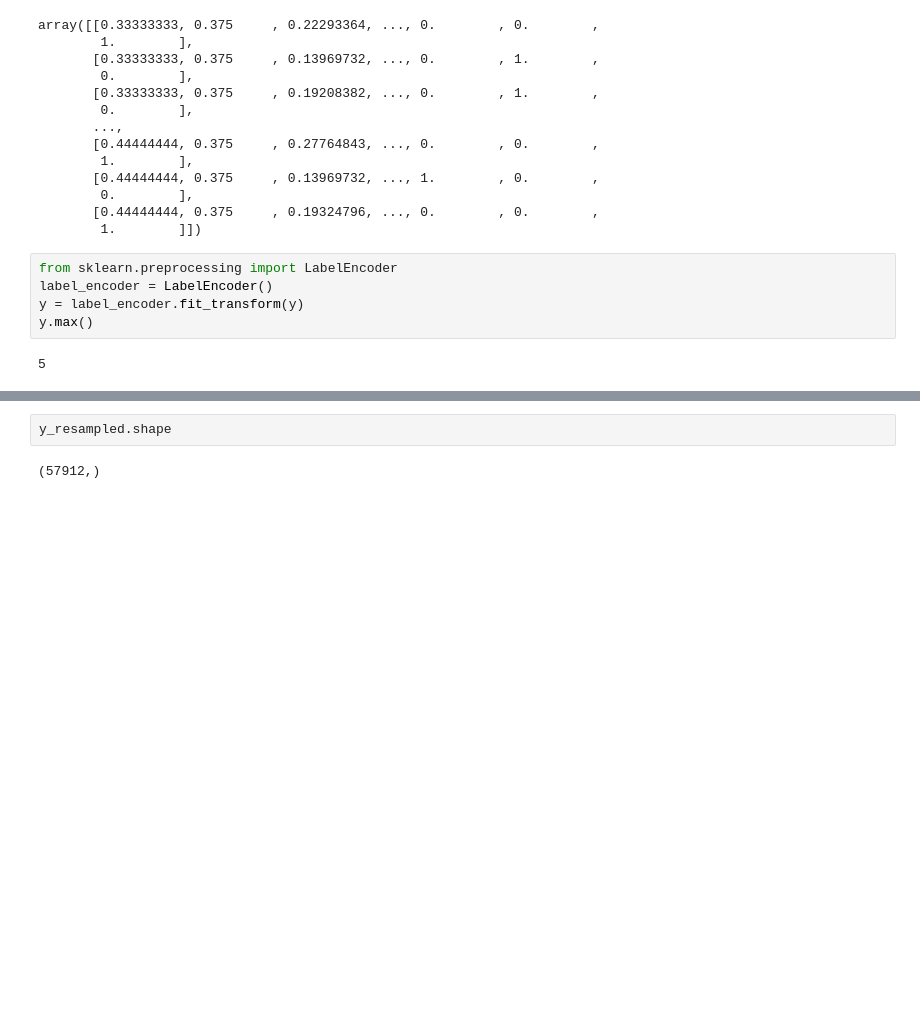
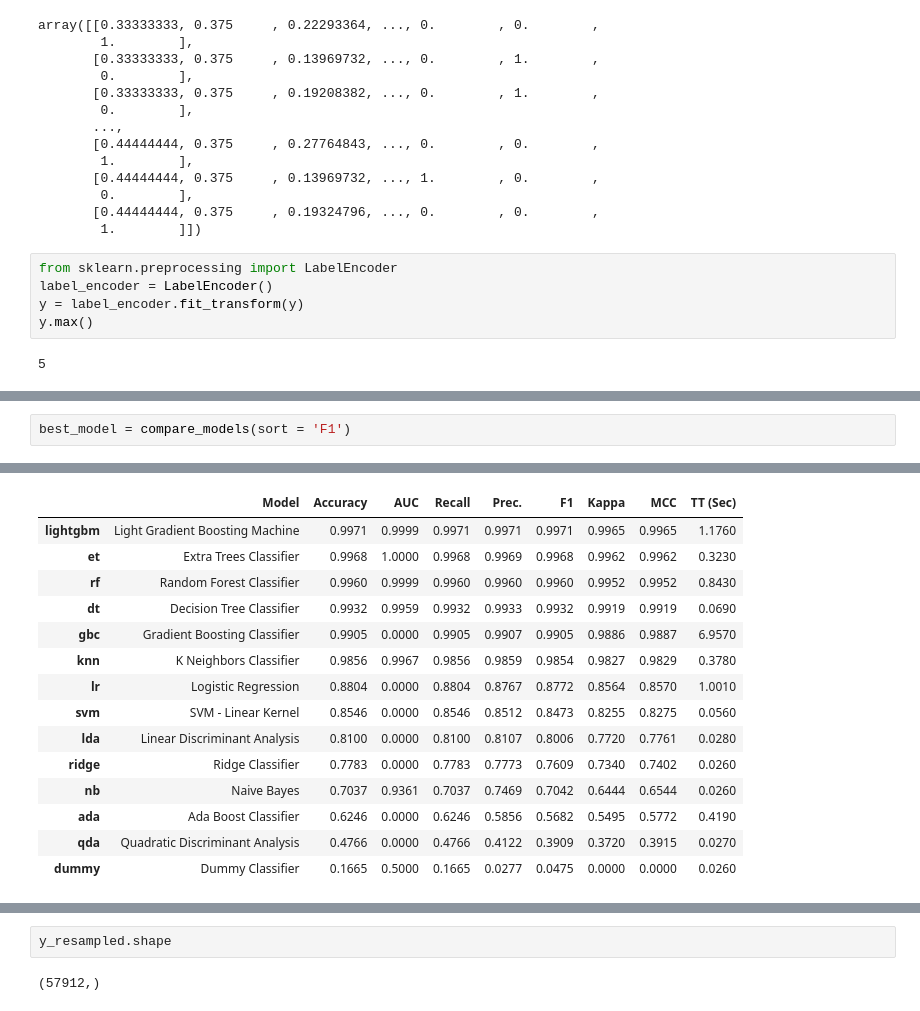
Before and after one commit to darda-abu/Machine-failure-prediction, a Jupyter notebook: data/process.ipynb, the cells around one changed output, grey strips where cells are left out. Saved outputs shown, nothing was run; the diff lists cells and outputs as text; blank space fills up the shorter version.

```diff
--- a/data/process.ipynb
+++ b/data/process.ipynb
@@ -148,0 +188,3 @@ np.unique(y_resampled,return_counts=True)
+# %%
+best_model = compare_models(sort = 'F1')
+# %% [output]
@@ -148,0 +192,15 @@ np.unique(y_resampled,return_counts=True)
+|  | Model | Accuracy | AUC | Recall | Prec. | F1 | Kappa | MCC | TT (Sec) |
+| lightgbm | Light Gradient Boosting Machine | 0.9971 | 0.9999 | 0.9971 | 0.9971 | 0.9971 | 0.9965 | 0.9965 | 1.1760 |
+| et | Extra Trees Classifier | 0.9968 | 1.0000 | 0.9968 | 0.9969 | 0.9968 | 0.9962 | 0.9962 | 0.3230 |
+| rf | Random Forest Classifier | 0.9960 | 0.9999 | 0.9960 | 0.9960 | 0.9960 | 0.9952 | 0.9952 | 0.8430 |
+| dt | Decision Tree Classifier | 0.9932 | 0.9959 | 0.9932 | 0.9933 | 0.9932 | 0.9919 | 0.9919 | 0.0690 |
+| gbc | Gradient Boosting Classifier | 0.9905 | 0.0000 | 0.9905 | 0.9907 | 0.9905 | 0.9886 | 0.9887 | 6.9570 |
+| knn | K Neighbors Classifier | 0.9856 | 0.9967 | 0.9856 | 0.9859 | 0.9854 | 0.9827 | 0.9829 | 0.3780 |
+| lr | Logistic Regression | 0.8804 | 0.0000 | 0.8804 | 0.8767 | 0.8772 | 0.8564 | 0.8570 | 1.0010 |
+| svm | SVM - Linear Kernel | 0.8546 | 0.0000 | 0.8546 | 0.8512 | 0.8473 | 0.8255 | 0.8275 | 0.0560 |
+| lda | Linear Discriminant Analysis | 0.8100 | 0.0000 | 0.8100 | 0.8107 | 0.8006 | 0.7720 | 0.7761 | 0.0280 |
+| ridge | Ridge Classifier | 0.7783 | 0.0000 | 0.7783 | 0.7773 | 0.7609 | 0.7340 | 0.7402 | 0.0260 |
+| nb | Naive Bayes | 0.7037 | 0.9361 | 0.7037 | 0.7469 | 0.7042 | 0.6444 | 0.6544 | 0.0260 |
+| ada | Ada Boost Classifier | 0.6246 | 0.0000 | 0.6246 | 0.5856 | 0.5682 | 0.5495 | 0.5772 | 0.4190 |
+| qda | Quadratic Discriminant Analysis | 0.4766 | 0.0000 | 0.4766 | 0.4122 | 0.3909 | 0.3720 | 0.3915 | 0.0270 |
+| dummy | Dummy Classifier | 0.1665 | 0.5000 | 0.1665 | 0.0277 | 0.0475 | 0.0000 | 0.0000 | 0.0260 |
```
Also changed, not shown: parts of 11 cells of this notebook, 2 other files.
